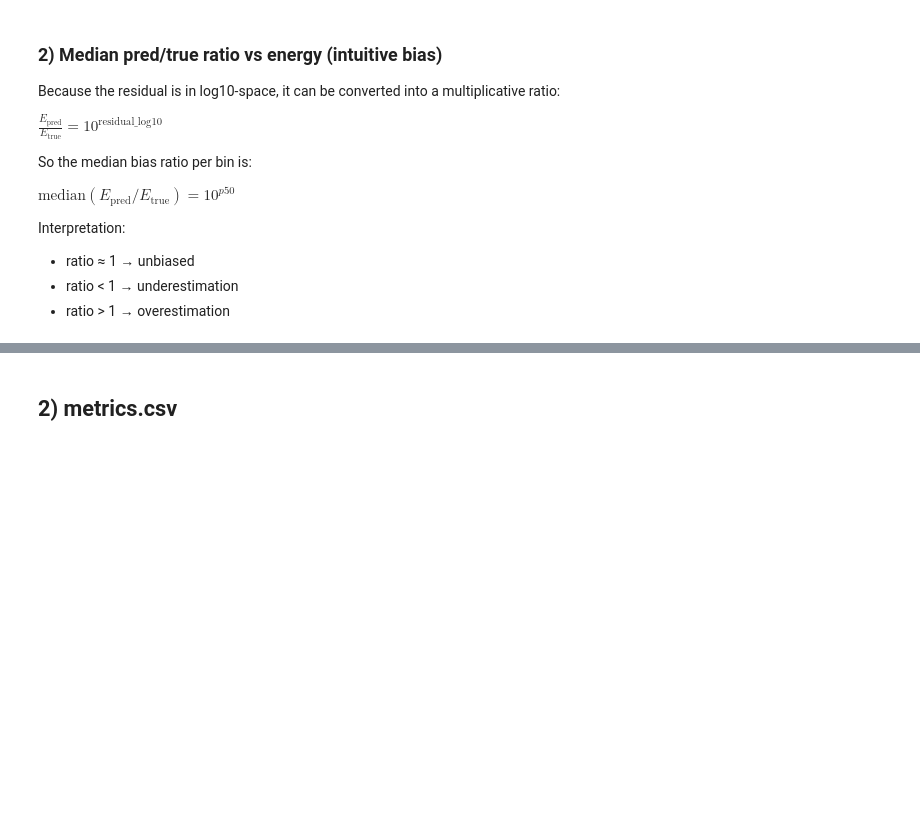
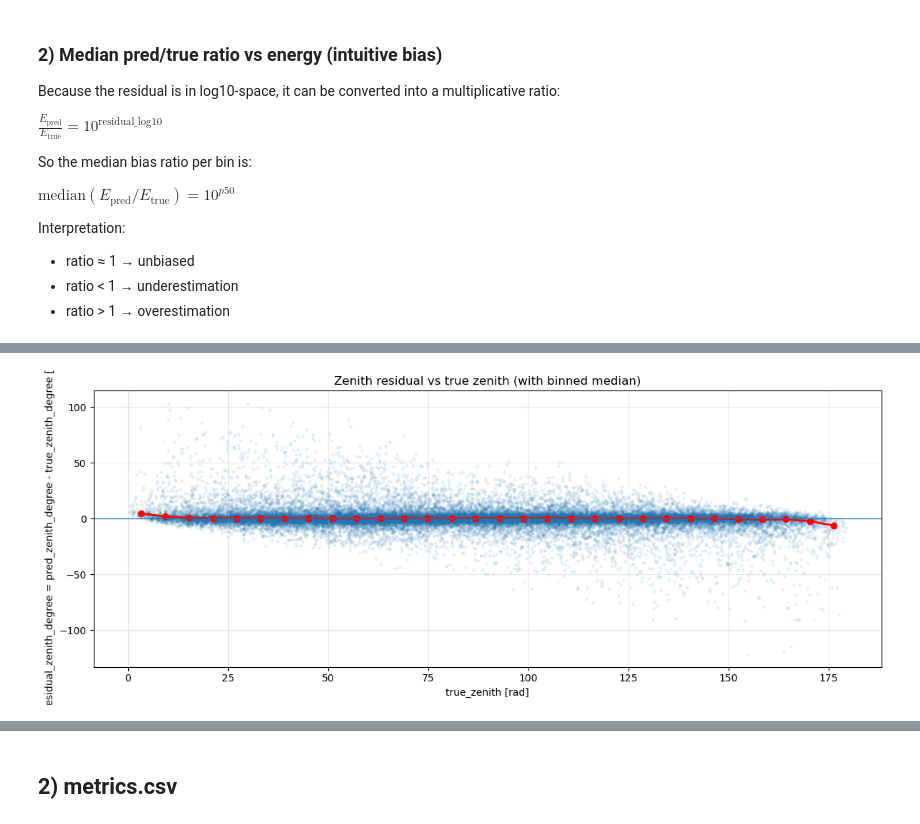
Before and after one commit to kubrabas/Graphnet-Applications, a Jupyter notebook: Training/Combined_EventPulseSeries_nonoise/initiative8/result_analysis_reordered.ipynb, the cells around one changed output, grey strips where cells are left out. Saved outputs shown, nothing was run; the diff lists cells and outputs as text; code cells hidden in the pictures; blank space fills up the shorter version.

```diff
--- a/Training/Combined_EventPulseSeries_nonoise/initiative8/result_analysis_reordered.ipynb
+++ b/Training/Combined_EventPulseSeries_nonoise/initiative8/result_analysis_reordered.ipynb
@@ -142,13 +111,8 @@ What to look for:
 x = df_energy_test_predictions["true_log10_energy"].to_numpy(dtype=float)
 r = df_energy_test_predictions["residual_log10"].to_numpy(dtype=float)
 
-# scatter (subsample to keep it fast/visible)
-rng = np.random.default_rng(0)
-n_show = min(60000, len(x))
-idx = rng.choice(len(x), size=n_show, replace=False)
-
 plt.figure(figsize=(12, 4.8))
-plt.scatter(x[idx], r[idx], s=6, alpha=0.08)
+plt.scatter(x, r, s=6, alpha=0.08)
 
 # binned median (equal-width in x)
 n_bins = 30
@@ -157,20 +121,13 @@ bin_centers = 0.5 * (bins[:-1] + bins[1:])
 
 median_r = []
 for left, right in zip(bins[:-1], bins[1:]):
-    if right == bins[-1]:
-        m = (x >= left) & (x <= right)
-    else:
-        m = (x >= left) & (x < right)
-
-    if np.any(m):
-        median_r.append(np.median(r[m]))
-    else:
-        median_r.append(np.nan)
+    m = (x >= left) & (x < right) if right != bins[-1] else (x >= left) & (x <= right)
+    median_r.append(np.median(r[m]) if np.any(m) else np.nan)
 
 median_r = np.array(median_r, dtype=float)
 
 # plot median curve
-plt.plot(bin_centers, median_r, marker="o", linewidth=2, color = "r")
+plt.plot(bin_centers, median_r, marker="o", linewidth=2, color="r")
 
 # reference line
 plt.axhline(0.0, linestyle="-", linewidth=1)
@@ -548,0 +617,35 @@ plt.show()
+# %%
+# ---- Zenith: residual vs true_zenith scatter + binned median (NO subsample) ----
+
+x = df_zenith_test_predictions["true_zenith_degree"].to_numpy(dtype=float)
+r = (
+    df_zenith_test_predictions["pred_zenith_degree"].to_numpy(dtype=float)
+    - df_zenith_test_predictions["true_zenith_degree"].to_numpy(dtype=float)
+)
+
+plt.figure(figsize=(12, 4.8))
+plt.scatter(x, r, s=6, alpha=0.08)
+
+# binned median (equal-width in x)
+n_bins = 30
+bins = np.linspace(x.min(), x.max(), n_bins + 1)
+bin_centers = 0.5 * (bins[:-1] + bins[1:])
+
+median_r = []
+for left, right in zip(bins[:-1], bins[1:]):
+    m = (x >= left) & (x < right) if right != bins[-1] else (x >= left) & (x <= right)
+    median_r.append(np.median(r[m]) if np.any(m) else np.nan)
+
+median_r = np.array(median_r, dtype=float)
+
+plt.plot(bin_centers, median_r, marker="o", linewidth=2, color="r")
+plt.axhline(0.0, linestyle="-", linewidth=1)
+
+plt.xlabel("true_zenith [rad]")
+plt.ylabel("residual_zenith_degree = pred_zenith_degree - true_zenith_degree [rad]")
+plt.title("Zenith residual vs true zenith (with binned median)")
+plt.grid(True, alpha=0.3)
+plt.tight_layout()
+plt.show()
+# %% [output]
+[figure, added]
```
Also changed, not shown: parts of 88 cells of this notebook, 1 other file.
